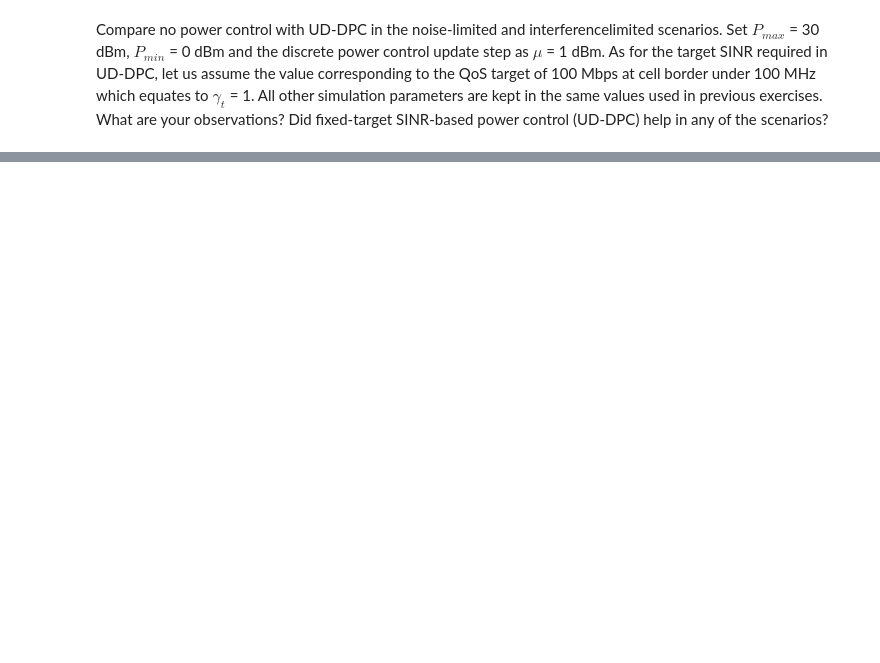
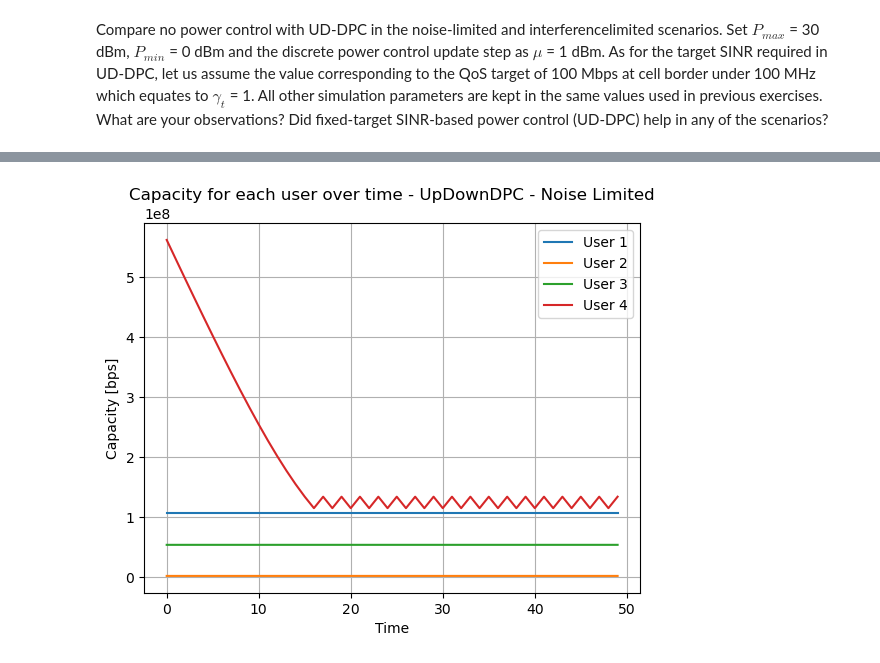
Before and after one commit to vitorfraga12/Intro-to-Wirelles---Part-3, a Jupyter notebook: Questao7.ipynb, the cells around one changed output, grey strips where cells are left out. Drawn from its saved outputs; the diff is of its cells as text; code cells hidden in the pictures; blank space fills up the shorter version.

```diff
--- a/Questao7.ipynb
+++ b/Questao7.ipynb
@@ -243,0 +396,16 @@ step = 1 # Em dBm
+# %%
+# Plotando a capacidade para cada usuário para cada momento utilizando o UpDownDPC
+
+plt.figure()
+plt.plot(capacity_dpc_vector[0, :], label='User 1')
+plt.plot(capacity_dpc_vector[1, :], label='User 2')
+plt.plot(capacity_dpc_vector[2, :], label='User 3')
+plt.plot(capacity_dpc_vector[3, :], label='User 4')
+plt.legend()
+plt.xlabel('Time')
+plt.ylabel('Capacity [bps]')
+plt.title('Capacity for each user over time - UpDownDPC - Noise Limited')
+plt.grid()
+plt.show()
+# %% [output]
+[figure, added]
```
Also changed, not shown: parts of 18 cells of this notebook.
